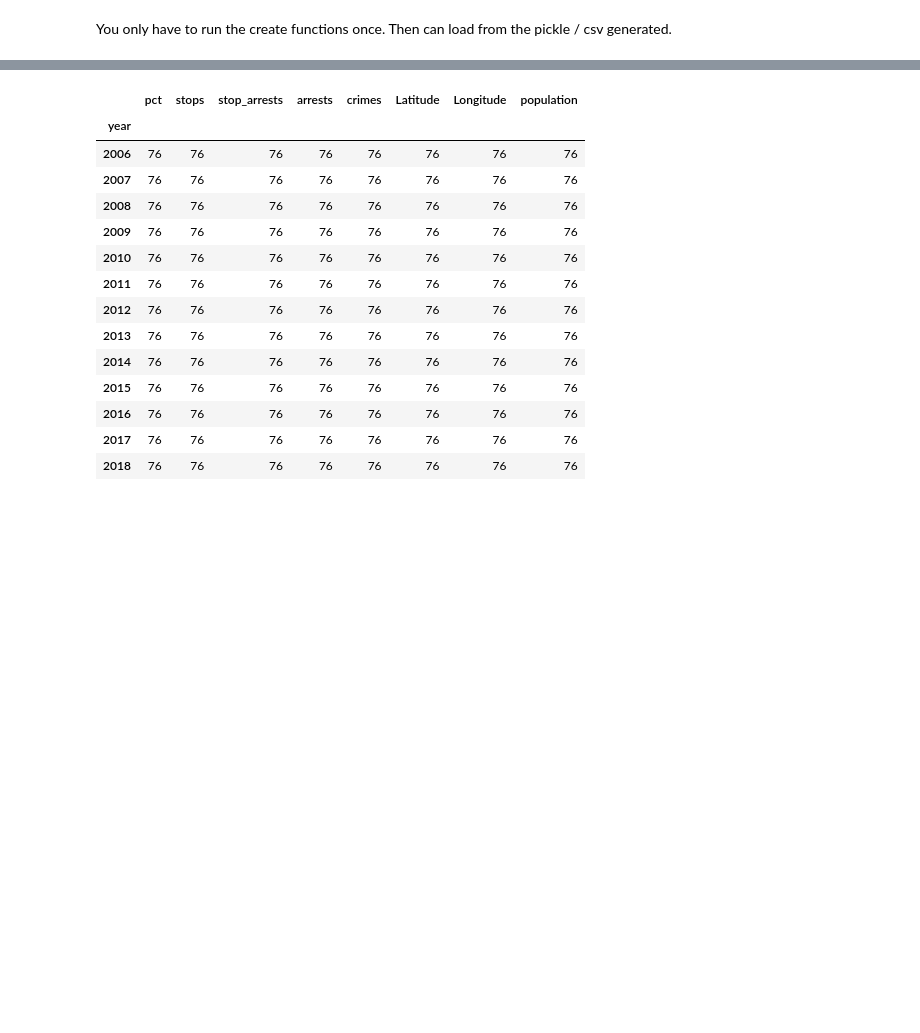
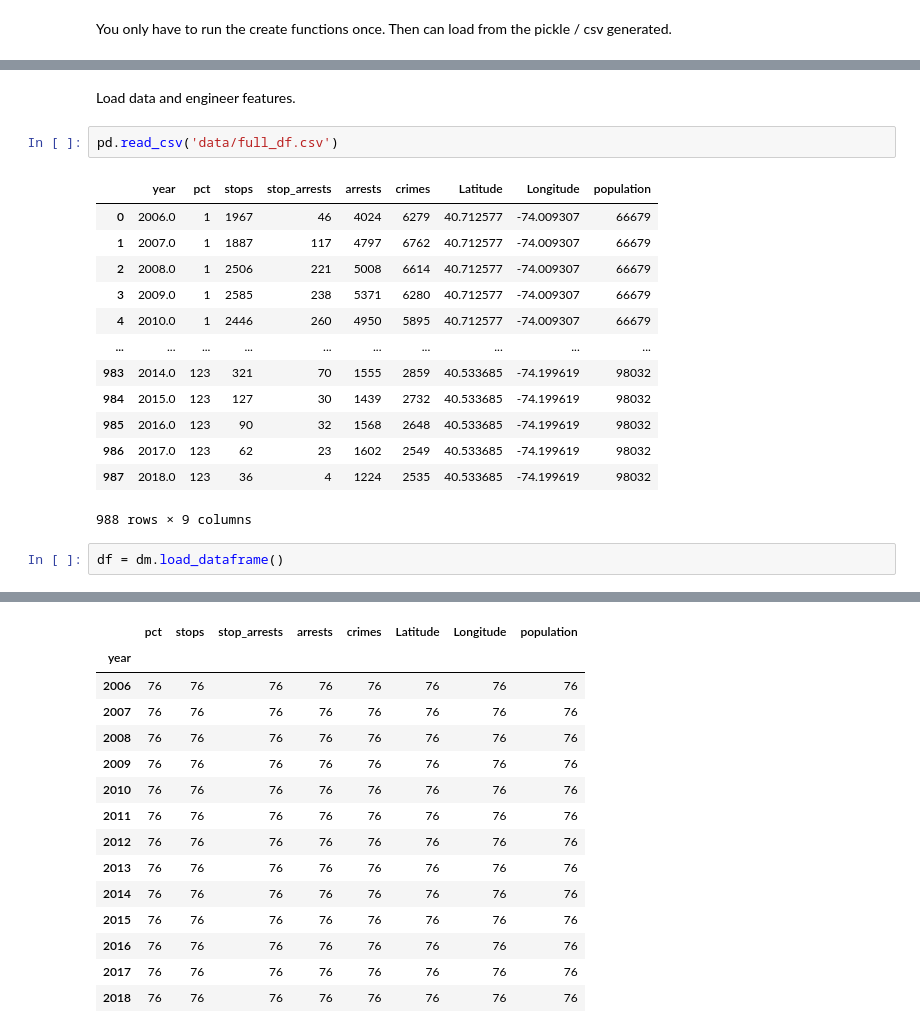
Before and after one commit to anilca-lab/FIS-Mod4-Project, a Jupyter notebook: Master_Notebook-brad.ipynb, the cells around one changed output, grey strips where cells are left out. Drawn from its saved outputs; the diff is of its cells as text; blank space fills up the shorter version.

Commit message:
full df loading

```diff
--- a/Master_Notebook-brad.ipynb
+++ b/Master_Notebook-brad.ipynb
@@ -30,3 +41,23 @@ df = dp.load_and_aggregate_data()
+# %% [markdown]
+Load data and engineer features.
+# %%
+pd.read_csv('data/full_df.csv')
+# %% [output]
+|  | year | pct | stops | stop_arrests | arrests | crimes | Latitude | Longitude | population |
+| 0 | 2006.0 | 1 | 1967 | 46 | 4024 | 6279 | 40.712577 | -74.009307 | 66679 |
+| 1 | 2007.0 | 1 | 1887 | 117 | 4797 | 6762 | 40.712577 | -74.009307 | 66679 |
+| 2 | 2008.0 | 1 | 2506 | 221 | 5008 | 6614 | 40.712577 | -74.009307 | 66679 |
+| 3 | 2009.0 | 1 | 2585 | 238 | 5371 | 6280 | 40.712577 | -74.009307 | 66679 |
+| 4 | 2010.0 | 1 | 2446 | 260 | 4950 | 5895 | 40.712577 | -74.009307 | 66679 |
+| ... | ... | ... | ... | ... | ... | ... | ... | ... | ... |
+| 983 | 2014.0 | 123 | 321 | 70 | 1555 | 2859 | 40.533685 | -74.199619 | 98032 |
+| 984 | 2015.0 | 123 | 127 | 30 | 1439 | 2732 | 40.533685 | -74.199619 | 98032 |
+| 985 | 2016.0 | 123 | 90 | 32 | 1568 | 2648 | 40.533685 | -74.199619 | 98032 |
+| 986 | 2017.0 | 123 | 62 | 23 | 1602 | 2549 | 40.533685 | -74.199619 | 98032 |
+| 987 | 2018.0 | 123 | 36 | 4 | 1224 | 2535 | 40.533685 | -74.199619 | 98032 |
+988 rows × 9 columns
+# %%
+df = dm.load_dataframe()
 # %%
 df.head()
 # %% [output]
```
Also changed, not shown: parts of 4 cells of this notebook, 3 other files.
